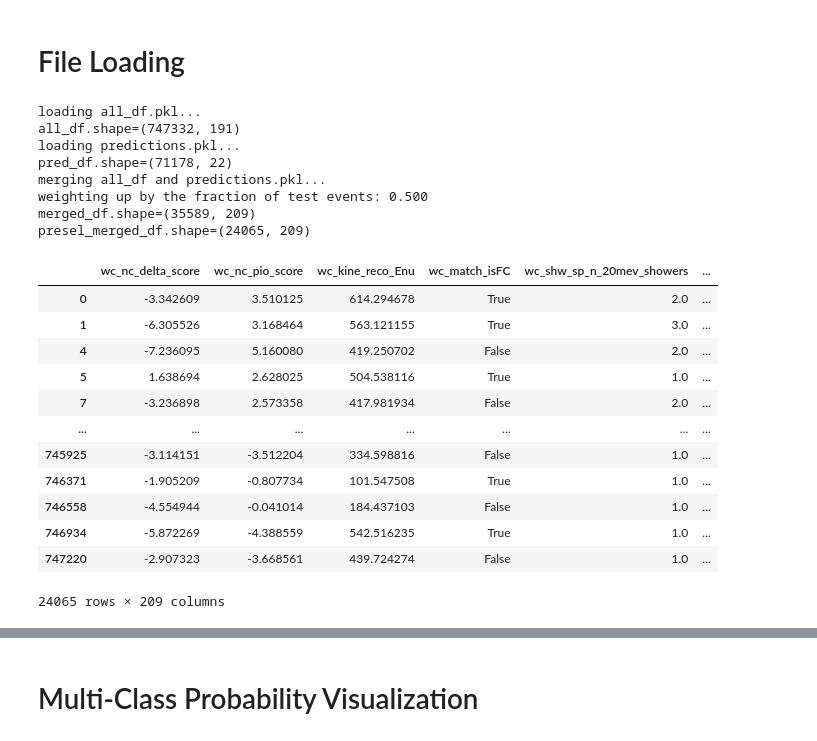
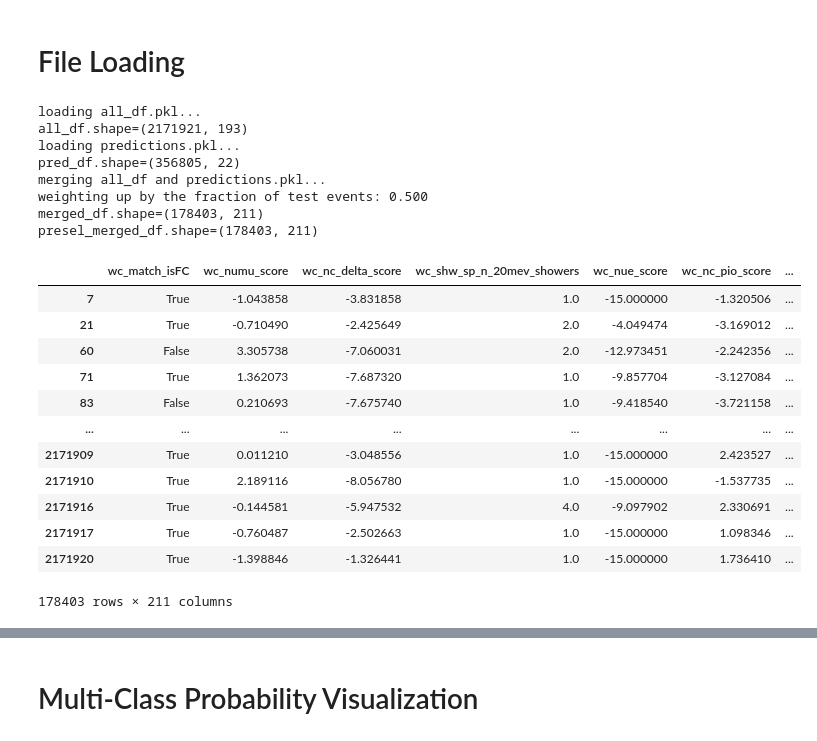
Before and after one commit to leehagaman/uboone_ngem, a Jupyter notebook: ipynb_notebooks/visualize_multiclass_probs.ipynb, the cells around one changed output, grey strips where cells are left out. Saved outputs shown, nothing was run; the diff lists cells and outputs as text; code cells hidden in the pictures.

```diff
--- a/ipynb_notebooks/visualize_multiclass_probs.ipynb
+++ b/ipynb_notebooks/visualize_multiclass_probs.ipynb
@@ -36,7 +37,7 @@ training = "first_wc_training"
 # File Loading
 # %%
 print("loading all_df.pkl...")
-with open(f"../intermediate_files/all_df.pkl", "rb") as f:
+with open(f"{intermediate_files_location}/all_df.pkl", "rb") as f:
     all_df = pickle.load(f)
 print(f"{all_df.shape=}")
 
@@ -56,50 +57,50 @@ prob_categories = ["prob_" + cat for cat in sig_categories]
 for prob in prob_categories:
     merged_df[prob] = merged_df[prob].fillna(-1)
 
 num_train_events = len(merged_df.query("used_for_training == True"))
 num_test_events = len(merged_df.query("used_for_testing == True"))
 frac_test = num_test_events / (num_train_events + num_test_events)
 print(f"weighting up by the fraction of test events: {frac_test:.3f}")
 
 modified_net_weights = []
 used_for_testing = merged_df["used_for_testing"].to_numpy()
 wc_net_weights = merged_df["wc_net_weight"].to_numpy()
 for i in range(len(merged_df)):
     if used_for_testing[i]:
         modified_net_weights.append(wc_net_weights[i] / frac_test)
     else:
         modified_net_weights.append(wc_net_weights[i])
 merged_df["wc_net_weight"] = modified_net_weights
 
 merged_df = merged_df.query("used_for_testing == True")
 
 print(f"{merged_df.shape=}")
 presel_merged_df = merged_df.query("wc_kine_reco_Enu > 0 and wc_shw_sp_n_20mev_showers > 0")
 print(f"{presel_merged_df.shape=}")
 
 presel_merged_df
 # %% [output]
 loading all_df.pkl...
-all_df.shape=(747332, 191)
+all_df.shape=(2171921, 193)
 loading predictions.pkl...
-pred_df.shape=(71178, 22)
+pred_df.shape=(356805, 22)
 merging all_df and predictions.pkl...
 weighting up by the fraction of test events: 0.500
-merged_df.shape=(35589, 209)
-presel_merged_df.shape=(24065, 209)
+merged_df.shape=(178403, 211)
+presel_merged_df.shape=(178403, 211)
-|  | wc_nc_delta_score | wc_nc_pio_score | wc_kine_reco_Enu | wc_match_isFC | wc_shw_sp_n_20mev_showers | ... |
-| 0 | -3.342609 | 3.510125 | 614.294678 | True | 2.0 | ... |
-| 1 | -6.305526 | 3.168464 | 563.121155 | True | 3.0 | ... |
-| 4 | -7.236095 | 5.160080 | 419.250702 | False | 2.0 | ... |
-| 5 | 1.638694 | 2.628025 | 504.538116 | True | 1.0 | ... |
-| 7 | -3.236898 | 2.573358 | 417.981934 | False | 2.0 | ... |
-| ... | ... | ... | ... | ... | ... | ... |
-| 745925 | -3.114151 | -3.512204 | 334.598816 | False | 1.0 | ... |
-| 746371 | -1.905209 | -0.807734 | 101.547508 | True | 1.0 | ... |
-| 746558 | -4.554944 | -0.041014 | 184.437103 | False | 1.0 | ... |
-| 746934 | -5.872269 | -4.388559 | 542.516235 | True | 1.0 | ... |
-| 747220 | -2.907323 | -3.668561 | 439.724274 | False | 1.0 | ... |
+|  | wc_match_isFC | wc_numu_score | wc_nc_delta_score | wc_shw_sp_n_20mev_showers | wc_nue_score | wc_nc_pio_score | ... |
+| 7 | True | -1.043858 | -3.831858 | 1.0 | -15.000000 | -1.320506 | ... |
+| 21 | True | -0.710490 | -2.425649 | 2.0 | -4.049474 | -3.169012 | ... |
+| 60 | False | 3.305738 | -7.060031 | 2.0 | -12.973451 | -2.242356 | ... |
+| 71 | True | 1.362073 | -7.687320 | 1.0 | -9.857704 | -3.127084 | ... |
+| 83 | False | 0.210693 | -7.675740 | 1.0 | -9.418540 | -3.721158 | ... |
+| ... | ... | ... | ... | ... | ... | ... | ... |
+| 2171909 | True | 0.011210 | -3.048556 | 1.0 | -15.000000 | 2.423527 | ... |
+| 2171910 | True | 2.189116 | -8.056780 | 1.0 | -15.000000 | -1.537735 | ... |
+| 2171916 | True | -0.144581 | -5.947532 | 4.0 | -9.097902 | 2.330691 | ... |
+| 2171917 | True | -0.760487 | -2.502663 | 1.0 | -15.000000 | 1.098346 | ... |
+| 2171920 | True | -1.398846 | -1.326441 | 1.0 | -15.000000 | 1.736410 | ... |
-24065 rows × 209 columns
+178403 rows × 211 columns
 # %%
 probs_2d_arr = presel_merged_df[prob_categories].to_numpy()
 
```
Also changed, not shown: parts of 3 cells of this notebook, 6 other files.
